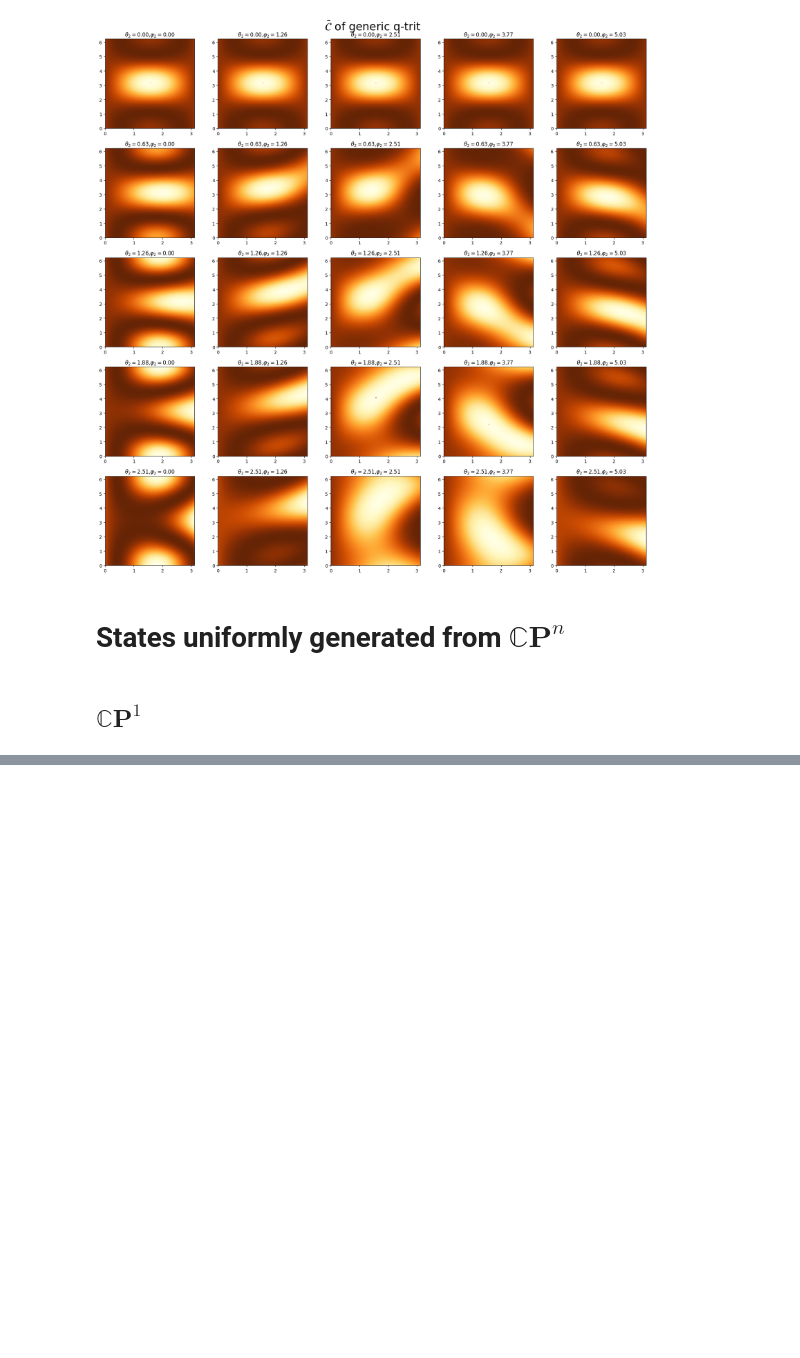
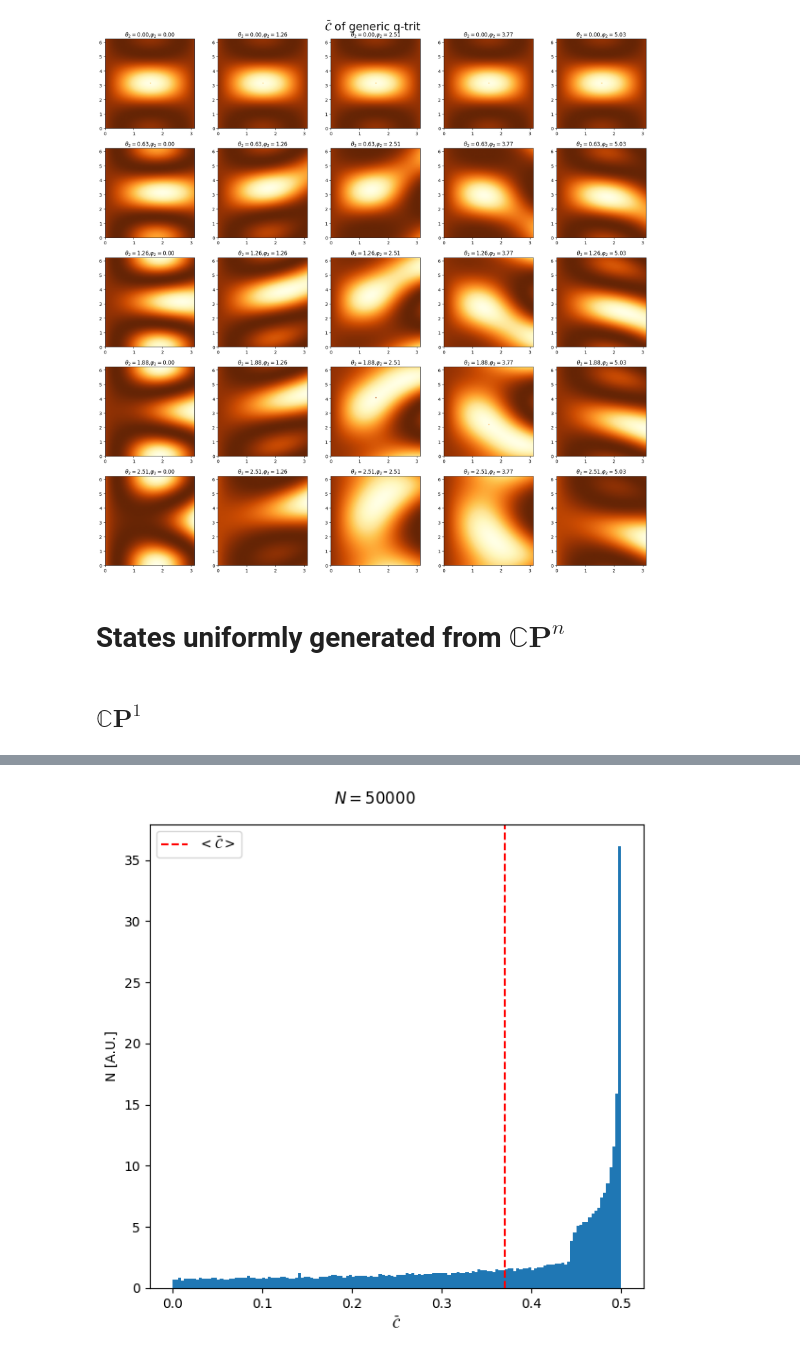
Before and after one commit to erricottaro/Krylov_complexity_on_circulant_graphs, a Jupyter notebook: triangle.ipynb, the cells around one changed output, grey strips where cells are left out. Saved outputs shown, nothing was run; the diff lists cells and outputs as text; code cells hidden in the pictures; blank space fills up the shorter version.

```diff
--- a/triangle.ipynb
+++ b/triangle.ipynb
@@ -321,0 +318,20 @@ plt.show()
+# %%
+compl_ensemble = np.ndarray(n_points, dtype=float)
+
+compl_ensemble = c_bar(theta, phi)
+# %%
+fig, axx = plt.subplots(1,1, figsize=(6,6), tight_layout=True)
+
+fig.suptitle(r"$N=$"+f"{n_points}")
+
+axx.set_xlabel(r"$\bar{\mathcal{C}}$")
+axx.set_ylabel(r"N [A.U.]")
+
+axx.hist(compl_ensemble, bins=150, density=True)
+axx.axvline(x=np.average(compl_ensemble), label=r"$<\bar{\mathcal{C}}>$", linestyle="--", color='r')
+
+axx.legend()
+
+plt.show()
+# %% [output]
+[figure, added]
```
Also changed, not shown: parts of 4 cells of this notebook.
